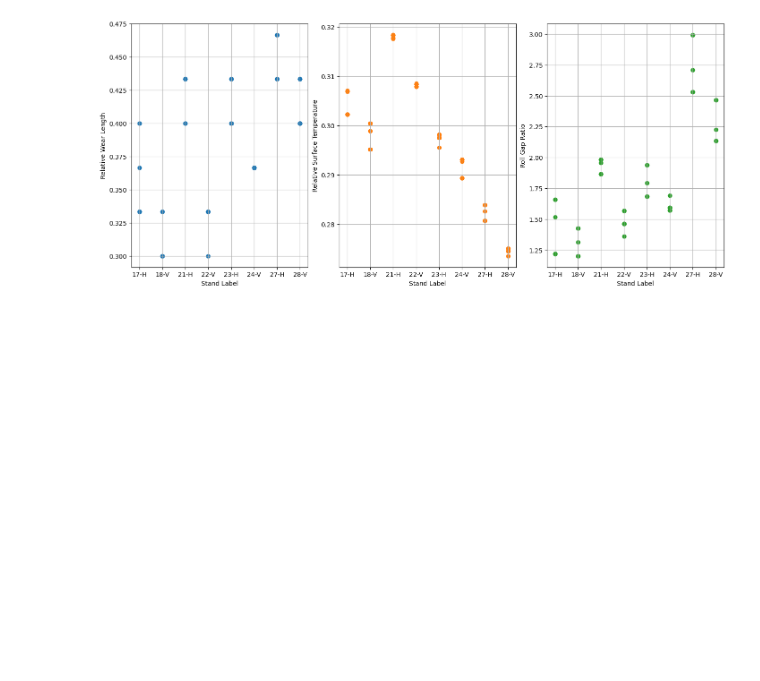
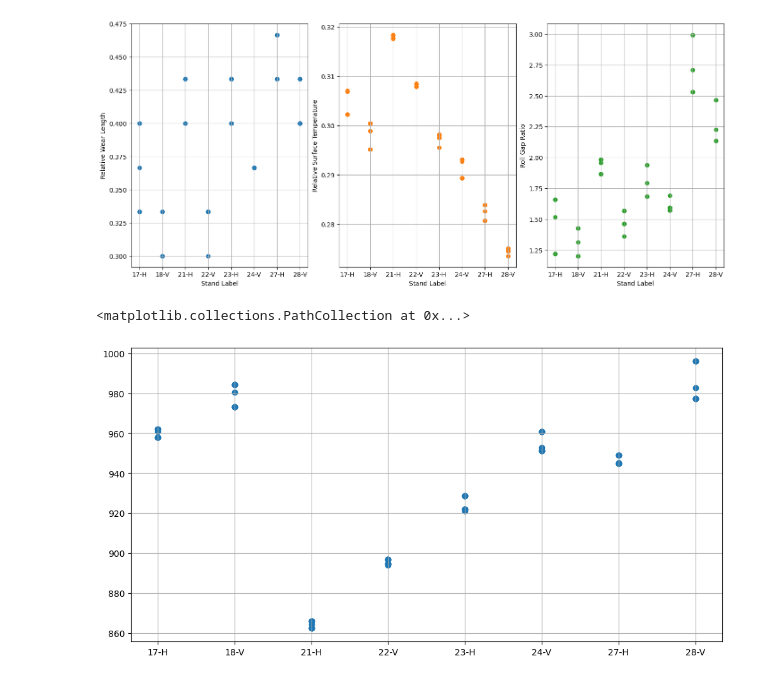
Before and after one commit to ChRen95/phd-thesis-fitting-wear-coefficient, a Jupyter notebook: data_clustering_pre_clustering.ipynb, the cells around one changed output. Drawn from its saved outputs; the diff is of its cells as text; code cells hidden in the pictures; blank space fills up the shorter version.

```diff
--- a/data_clustering_pre_clustering.ipynb
+++ b/data_clustering_pre_clustering.ipynb
@@ -196,5 +194,12 @@ fig.savefig(result_dir / "cluster_features.pdf",dpi=300, bbox_inches="tight")
 # %% [output]
 [figure]
+# %%
+fig, ax = plt.subplots(figsize=(12, 6))
+ax.grid()
+ax.scatter(df["label"], df["temperature"] - 273.15)
+# %% [output]
+<matplotlib.collections.PathCollection at 0x...>
+[figure, added]
 # %%
 inertias = []
 mapping1 = {}
```
Also changed, not shown: parts of 12 cells of this notebook, 12 other files.
